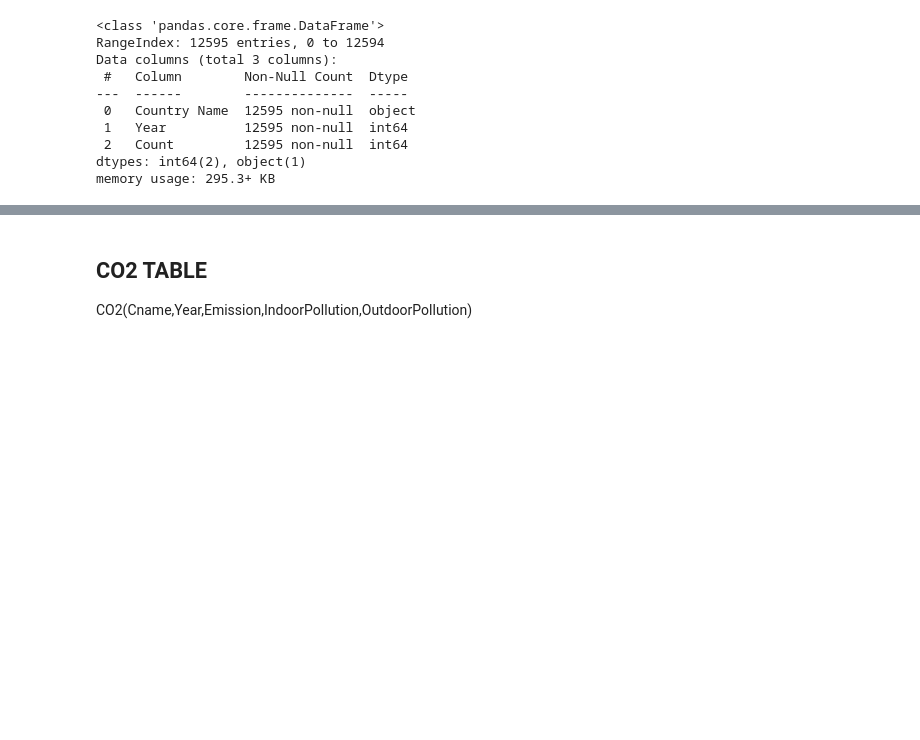
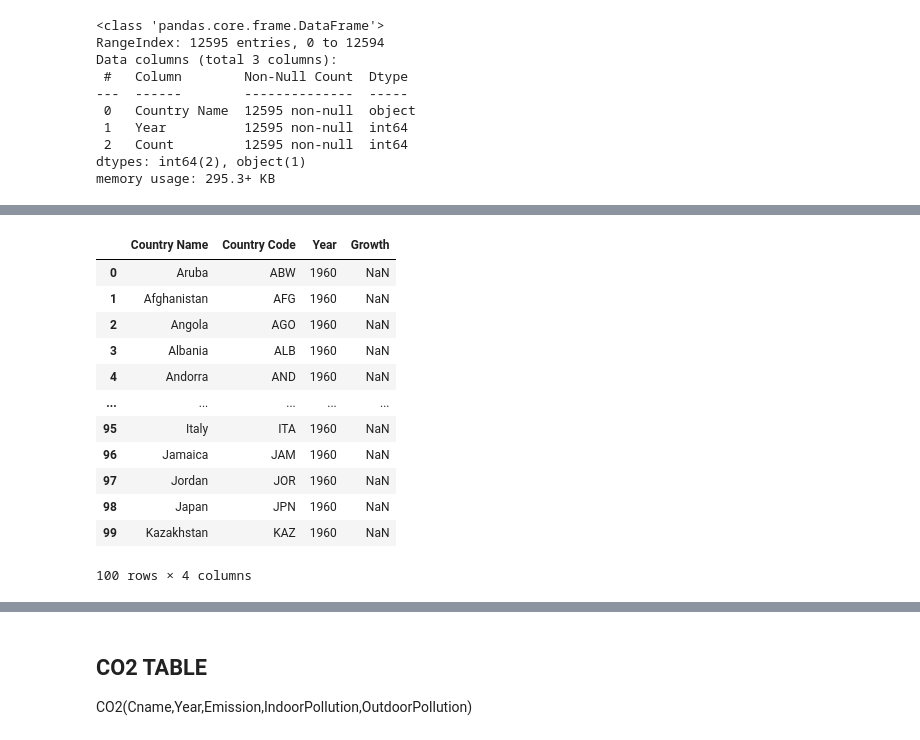
Before and after one commit to SaraBonati/dbs_course_project_2021, a Jupyter notebook: scripts/data_preprocessing.ipynb, the cells around one changed output, grey strips where cells are left out. Drawn from its saved outputs; the diff is of its cells as text; code cells hidden in the pictures; blank space fills up the shorter version.

```diff
--- a/scripts/data_preprocessing.ipynb
+++ b/scripts/data_preprocessing.ipynb
@@ -251,0 +275,20 @@ memory usage: 295.3+ KB
+# %%
+pop_growth.drop(columns=['Indicator Name','Indicator Code'],inplace=True)
+pop_growth =pop_growth[pop_growth['Country Name'].isin(country['Country Name'].unique().tolist())]
+# use melt method to bring table from wide to long format
+pop_growth_new = pd.melt(pop_growth, id_vars=['Country Name','Country Code'],value_vars=[str(i) for i in range(1960,2021)],var_name='Year',value_name='Growth')
+pop_growth_new.head(100)
+# %% [output]
+|  | Country Name | Country Code | Year | Growth |
+| 0 | Aruba | ABW | 1960 | NaN |
+| 1 | Afghanistan | AFG | 1960 | NaN |
+| 2 | Angola | AGO | 1960 | NaN |
+| 3 | Albania | ALB | 1960 | NaN |
+| 4 | Andorra | AND | 1960 | NaN |
+| ... | ... | ... | ... | ... |
+| 95 | Italy | ITA | 1960 | NaN |
+| 96 | Jamaica | JAM | 1960 | NaN |
+| 97 | Jordan | JOR | 1960 | NaN |
+| 98 | Japan | JPN | 1960 | NaN |
+| 99 | Kazakhstan | KAZ | 1960 | NaN |
+100 rows × 4 columns
```
Also changed, not shown: parts of 7 cells of this notebook, 1 other file.
